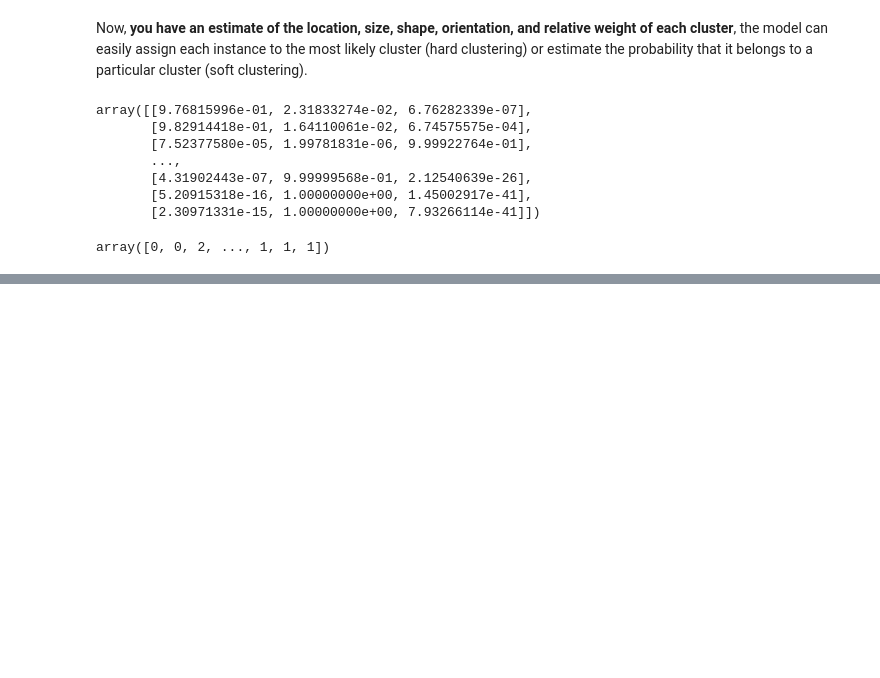
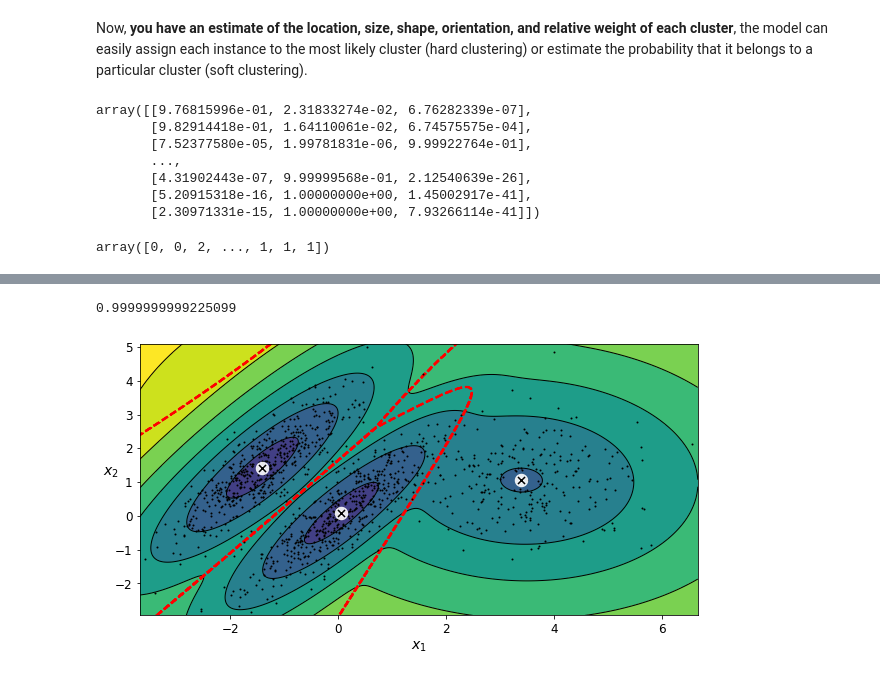
Before and after one commit to libingallin/handson_ml_2nd, a Jupyter notebook: chap09-unsupervised-learning-techniques/chap09-gaussian-mixtures.ipynb, the cells around one changed output, grey strips where cells are left out. Saved outputs shown, nothing was run; the diff lists cells and outputs as text; code cells hidden in the pictures; blank space fills up the shorter version.

```diff
--- a/chap09-unsupervised-learning-techniques/chap09-gaussian-mixtures.ipynb
+++ b/chap09-unsupervised-learning-techniques/chap09-gaussian-mixtures.ipynb
@@ -190,0 +235,12 @@ array([0, 0, 2, ..., 1, 1, 1])
+# %%
+# Integate the PDF over the entire space of possible instance locations
+resolution = 100
+grid = np.arange(-10, 10, 1/resolution)
+xx, yy = np.meshgrid(grid, grid)
+x_full = np.vstack([xx.ravel(), yy.ravel()]).T
+
+pdf = np.exp(gm.score_samples(x_full))
+pdf_probas = pdf * (1/resolution)**2
+pdf_probas.sum()
+# %% [output]
+0.9999999999225099
@@ -190,0 +249,47 @@ array([0, 0, 2, ..., 1, 1, 1])
+# %%
+def plot_centroids(centroids, weights=None, circle_color='w', cross_color='k'):
+    if weights is not None:
+        centroids = centroids[weights > weights.max() / 10]
+    plt.scatter(centroids[:, 0], centroids[:, 1],
+                marker='o', s=30, linewidths=8,
+                color=circle_color, zorder=10, alpha=0.9)
+    plt.scatter(centroids[:, 0], centroids[:, 1],
+                marker='x', s=50, linewidths=50,
+                color=cross_color, zorder=11, alpha=1)
+
+
+def plot_gaussian_mixture(clusterer, X, resolution=1000, show_ylabels=True):
+    """
+    Show the cluster means, the decision boundaries (dashed lines), and the
+    density contours of the clusterer.
+    """
+    mins = x.min(axis=0) - 0.1
+    maxs = x.max(axis=0) + 0.1
+    xx, yy = np.meshgrid(np.linspace(mins[0], maxs[0], resolution),
+                         np.linspace(mins[1], maxs[1], resolution))
+    Z = -clusterer.score_samples(np.c_[xx.ravel(), yy.ravel()])
+    Z = Z.reshape(xx.shape)
+
+    plt.contourf(xx, yy, Z, norm=LogNorm(vmin=1.0, vmax=30.0),
+                 levels=np.logspace(0, 2, 12))
+    plt.contour(xx, yy, Z, norm=LogNorm(vmin=1.0, vmax=30.0),
+                levels=np.logspace(0, 2, 12), linewidths=1, colors='k')
+
+    Z = clusterer.predict(np.c_[xx.ravel(), yy.ravel()])
+    Z = Z.reshape(xx.shape)
+    plt.contour(xx, yy, Z, linewidths=2, colors='r', linestyles='dashed')
+
+    plt.plot(X[:, 0], X[:, 1], 'k.', markersize=2)
+    plot_centroids(clusterer.means_, clusterer.weights_)
+
+    plt.xlabel("$x_1$", fontsize=14)
+    if show_ylabels:
+        plt.ylabel("$x_2$", fontsize=14, rotation=0)
+    else:
+        plt.tick_params(labelleft=False)
+# %%
+plt.figure(figsize=(10, 5))
+plot_gaussian_mixture(gm, x)
+plt.show()
+# %% [output]
+[figure, added]
```
Also changed, not shown: parts of 17 cells of this notebook, 1 other file.
